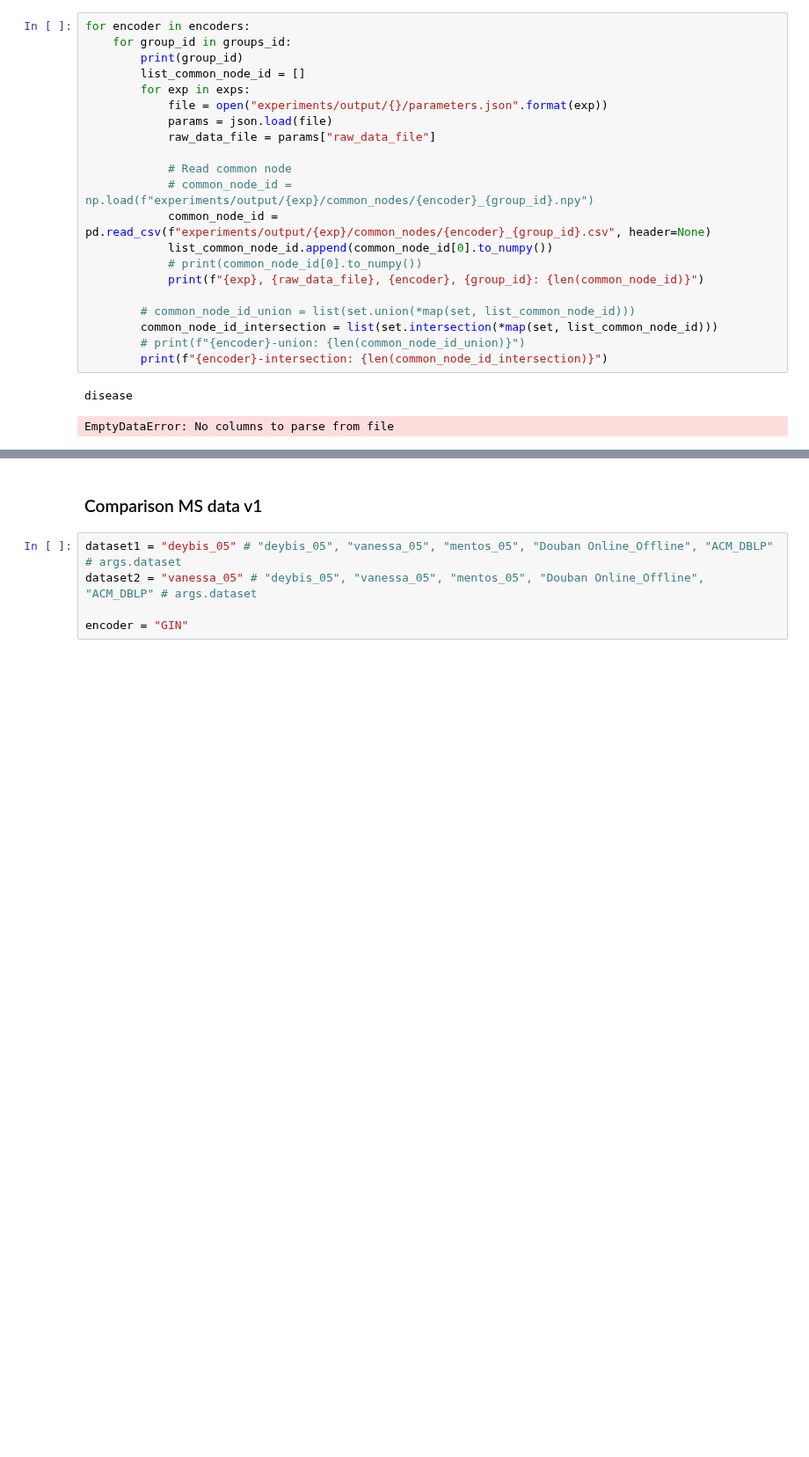
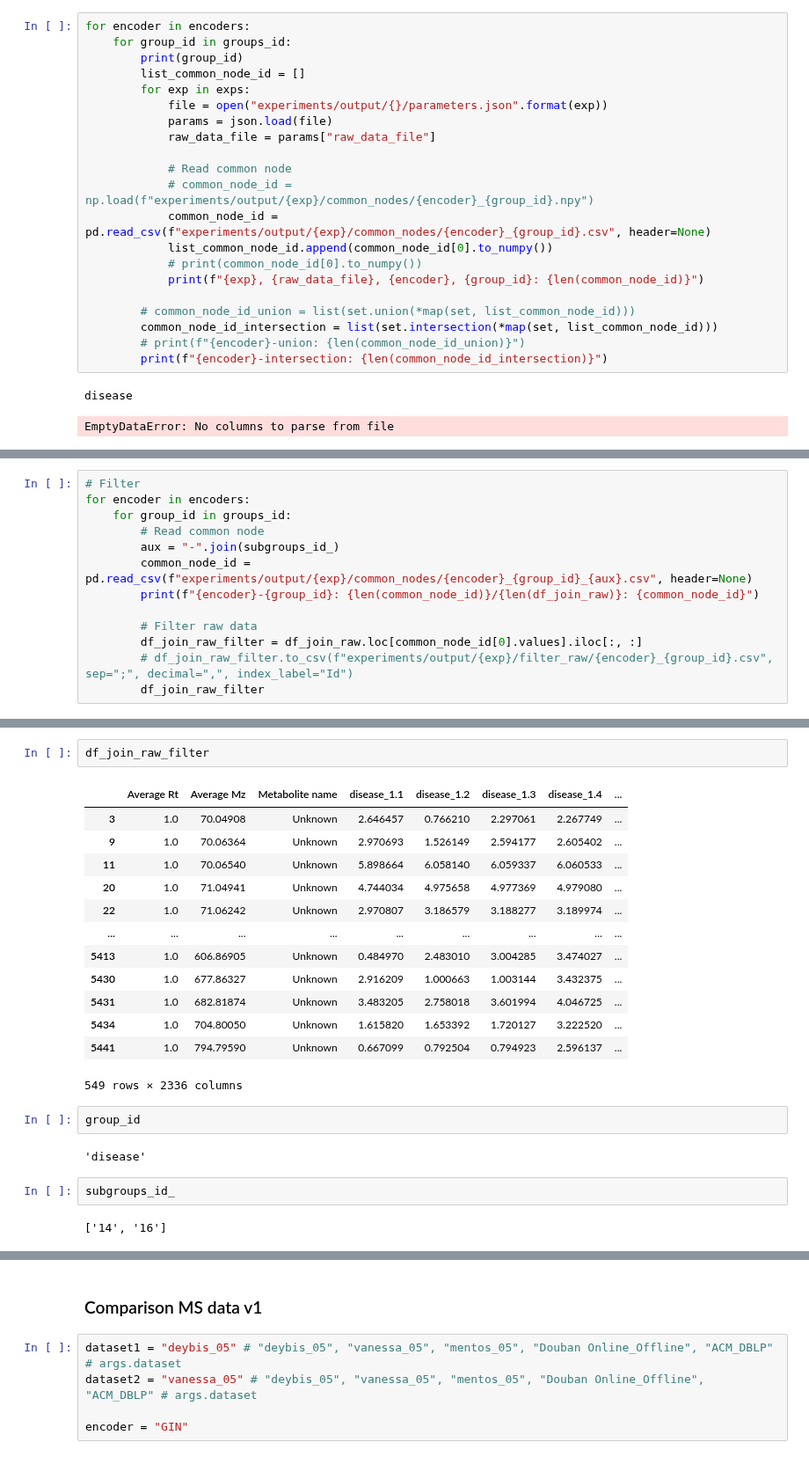
Before and after one commit to win7/T-GAE_PyG, a Jupyter notebook: analysis.ipynb, the cells around one changed output, grey strips where cells are left out. Shown at 88% size. Cells and saved outputs as stored; diff of their text form; blank space fills up the shorter version.

```diff
--- a/analysis.ipynb
+++ b/analysis.ipynb
@@ -1236,0 +1299,13 @@ Exception: Jupyter is not installed
+# %%
+# Filter
+for encoder in encoders:
+	for group_id in groups_id:
+		# Read common node
+		aux = "-".join(subgroups_id_)
+		common_node_id = pd.read_csv(f"experiments/output/{exp}/common_nodes/{encoder}_{group_id}_{aux}.csv", header=None)
+		print(f"{encoder}-{group_id}: {len(common_node_id)}/{len(df_join_raw)}: {common_node_id}")
+
+		# Filter raw data
+		df_join_raw_filter = df_join_raw.loc[common_node_id[0].values].iloc[:, :]
+		# df_join_raw_filter.to_csv(f"experiments/output/{exp}/filter_raw/{encoder}_{group_id}.csv", sep=";", decimal=",", index_label="Id")
+		df_join_raw_filter
@@ -1236,0 +1327,24 @@ Exception: Jupyter is not installed
+# %%
+df_join_raw_filter
+# %% [output]
+|  | Average Rt | Average Mz | Metabolite name | disease_1.1 | disease_1.2 | disease_1.3 | disease_1.4 | ... |
+| 3 | 1.0 | 70.04908 | Unknown | 2.646457 | 0.766210 | 2.297061 | 2.267749 | ... |
+| 9 | 1.0 | 70.06364 | Unknown | 2.970693 | 1.526149 | 2.594177 | 2.605402 | ... |
+| 11 | 1.0 | 70.06540 | Unknown | 5.898664 | 6.058140 | 6.059337 | 6.060533 | ... |
+| 20 | 1.0 | 71.04941 | Unknown | 4.744034 | 4.975658 | 4.977369 | 4.979080 | ... |
+| 22 | 1.0 | 71.06242 | Unknown | 2.970807 | 3.186579 | 3.188277 | 3.189974 | ... |
+| ... | ... | ... | ... | ... | ... | ... | ... | ... |
+| 5413 | 1.0 | 606.86905 | Unknown | 0.484970 | 2.483010 | 3.004285 | 3.474027 | ... |
+| 5430 | 1.0 | 677.86327 | Unknown | 2.916209 | 1.000663 | 1.003144 | 3.432375 | ... |
+| 5431 | 1.0 | 682.81874 | Unknown | 3.483205 | 2.758018 | 3.601994 | 4.046725 | ... |
+| 5434 | 1.0 | 704.80050 | Unknown | 1.615820 | 1.653392 | 1.720127 | 3.222520 | ... |
+| 5441 | 1.0 | 794.79590 | Unknown | 0.667099 | 0.792504 | 0.794923 | 2.596137 | ... |
+549 rows × 2336 columns
+# %%
+group_id
+# %% [output]
+'disease'
+# %%
+subgroups_id_
+# %% [output]
+['14', '16']
```
Also changed, not shown: parts of 30 cells of this notebook, 7 other files.
